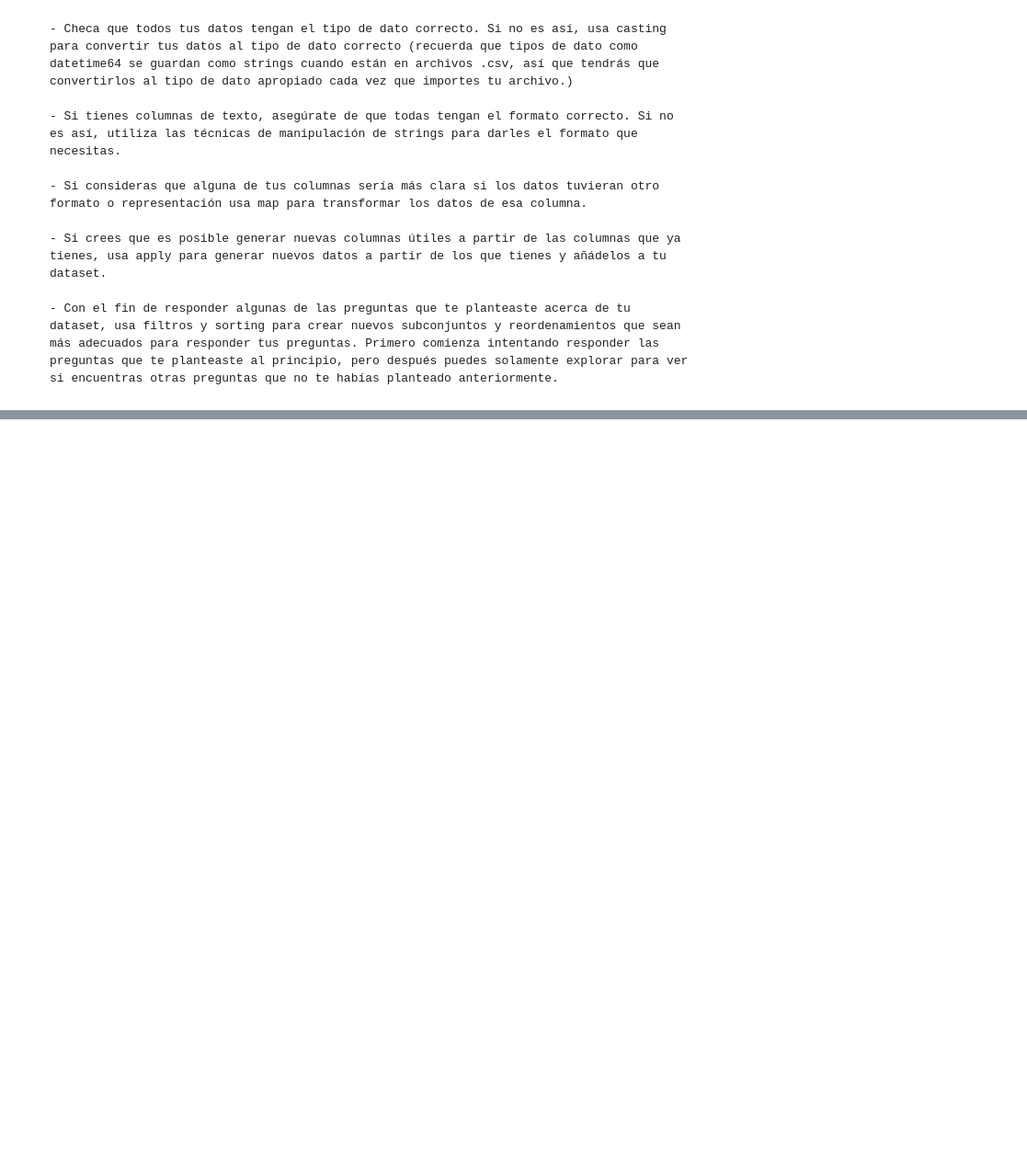
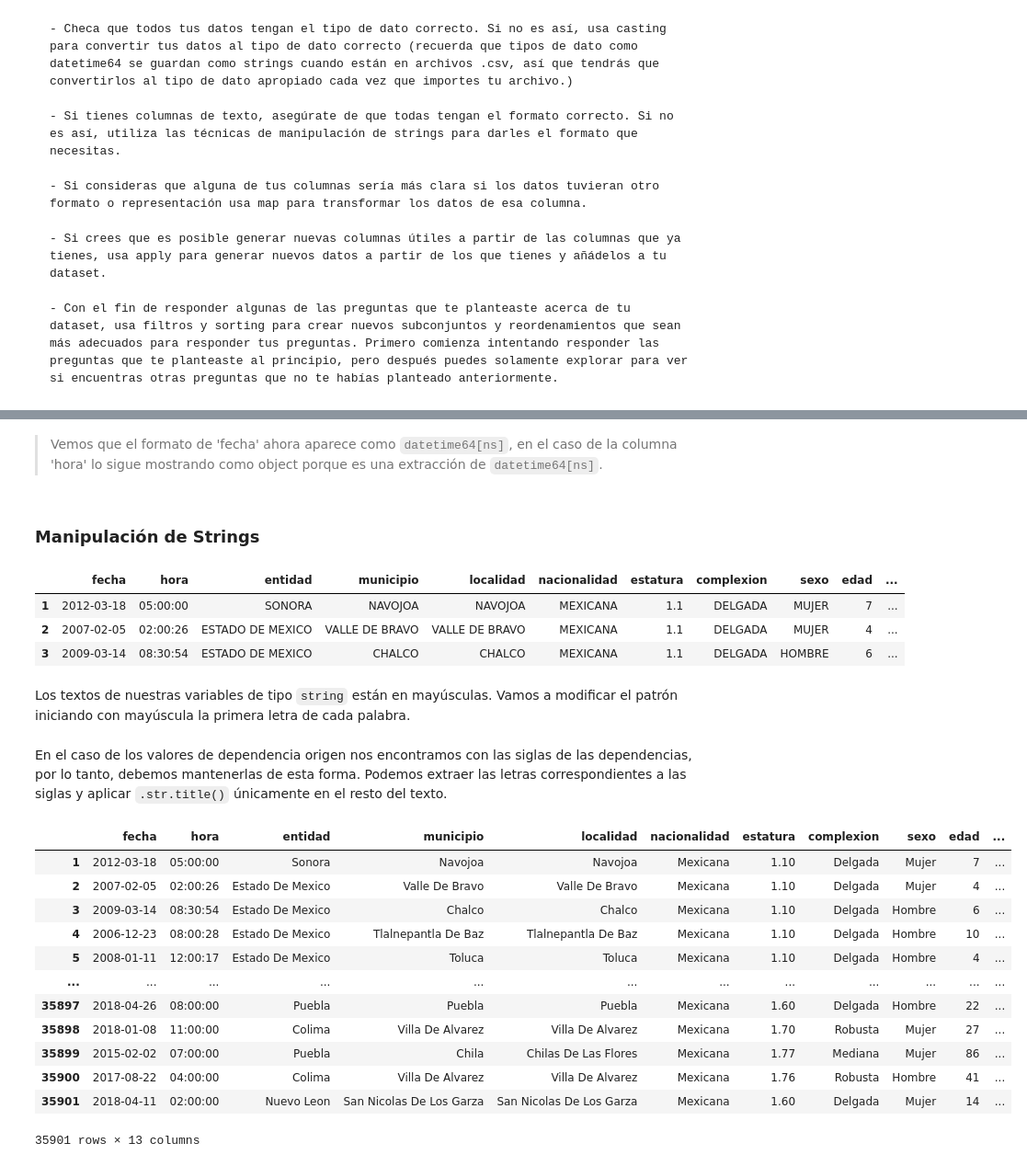
Before and after one commit to MinervaNunez/Proyecto-de-Python-BEDU, a Jupyter notebook: Proyecto_Equipo_8.ipynb, the cells around one changed output, grey strips where cells are left out. Shown at 92% size. Cells and saved outputs as stored; diff of their text form; code cells hidden in the pictures; blank space fills up the shorter version.

Commit message:
casting y manipulación string

```diff
--- a/Proyecto_Equipo_8.ipynb
+++ b/Proyecto_Equipo_8.ipynb
@@ -970,0 +1006,2 @@ df
+# %%
+df = df.astype(diccionario_de_conversion)
@@ -970,0 +1042,3 @@ df
+# %%
+df['hora'] = df['hora'].dt.time
+df['hora']
@@ -970,0 +1075,38 @@ df
+# %% [markdown]
+> Vemos que el formato de 'fecha' ahora aparece como `datetime64[ns]`, en el caso de la columna 'hora' lo sigue mostrando como object porque es una extracción de  `datetime64[ns]`.
+# %% [markdown]
+### Manipulación de Strings
+# %%
+df.head(3)
+# %% [output]
+|  | fecha | hora | entidad | municipio | localidad | nacionalidad | estatura | complexion | sexo | edad | ... |
+| 1 | 2012-03-18 | 05:00:00 | SONORA | NAVOJOA | NAVOJOA | MEXICANA | 1.1 | DELGADA | MUJER | 7 | ... |
+| 2 | 2007-02-05 | 02:00:26 | ESTADO DE MEXICO | VALLE DE BRAVO | VALLE DE BRAVO | MEXICANA | 1.1 | DELGADA | MUJER | 4 | ... |
+| 3 | 2009-03-14 | 08:30:54 | ESTADO DE MEXICO | CHALCO | CHALCO | MEXICANA | 1.1 | DELGADA | HOMBRE | 6 | ... |
+# %% [markdown]
+Los textos de nuestras variables de tipo `string` están en mayúsculas. Vamos a modificar el patrón iniciando con mayúscula la primera letra de cada palabra.
+# %%
+columnas = ['entidad', 'municipio', 'localidad', 'nacionalidad', 'complexion', 'sexo', 'senas_particulares', 'discapacidad']
+
+for col in columnas:
+    df[col] = df[col].str.title()
+# %% [markdown]
+En el caso de los valores de dependencia origen nos encontramos con las siglas de las dependencias, por lo tanto, debemos mantenerlas de esta forma. Podemos extraer las letras correspondientes a las siglas y aplicar `.str.title()` únicamente en el resto del texto.
+# %%
+df['dependecia_origen'] = df['dependecia_origen'].str[:6] + df['dependecia_origen'].str[6:].str.title()
+# %%
+df
+# %% [output]
+|  | fecha | hora | entidad | municipio | localidad | nacionalidad | estatura | complexion | sexo | edad | ... |
+| 1 | 2012-03-18 | 05:00:00 | Sonora | Navojoa | Navojoa | Mexicana | 1.10 | Delgada | Mujer | 7 | ... |
+| 2 | 2007-02-05 | 02:00:26 | Estado De Mexico | Valle De Bravo | Valle De Bravo | Mexicana | 1.10 | Delgada | Mujer | 4 | ... |
+| 3 | 2009-03-14 | 08:30:54 | Estado De Mexico | Chalco | Chalco | Mexicana | 1.10 | Delgada | Hombre | 6 | ... |
+| 4 | 2006-12-23 | 08:00:28 | Estado De Mexico | Tlalnepantla De Baz | Tlalnepantla De Baz | Mexicana | 1.10 | Delgada | Hombre | 10 | ... |
+| 5 | 2008-01-11 | 12:00:17 | Estado De Mexico | Toluca | Toluca | Mexicana | 1.10 | Delgada | Hombre | 4 | ... |
+| ... | ... | ... | ... | ... | ... | ... | ... | ... | ... | ... | ... |
+| 35897 | 2018-04-26 | 08:00:00 | Puebla | Puebla | Puebla | Mexicana | 1.60 | Delgada | Hombre | 22 | ... |
+| 35898 | 2018-01-08 | 11:00:00 | Colima | Villa De Alvarez | Villa De Alvarez | Mexicana | 1.70 | Robusta | Mujer | 27 | ... |
+| 35899 | 2015-02-02 | 07:00:00 | Puebla | Chila | Chilas De Las Flores | Mexicana | 1.77 | Mediana | Mujer | 86 | ... |
+| 35900 | 2017-08-22 | 04:00:00 | Colima | Villa De Alvarez | Villa De Alvarez | Mexicana | 1.76 | Robusta | Hombre | 41 | ... |
+| 35901 | 2018-04-11 | 02:00:00 | Nuevo Leon | San Nicolas De Los Garza | San Nicolas De Los Garza | Mexicana | 1.60 | Delgada | Mujer | 14 | ... |
+35901 rows × 13 columns
```
Also changed, not shown: parts of 21 cells of this notebook.
